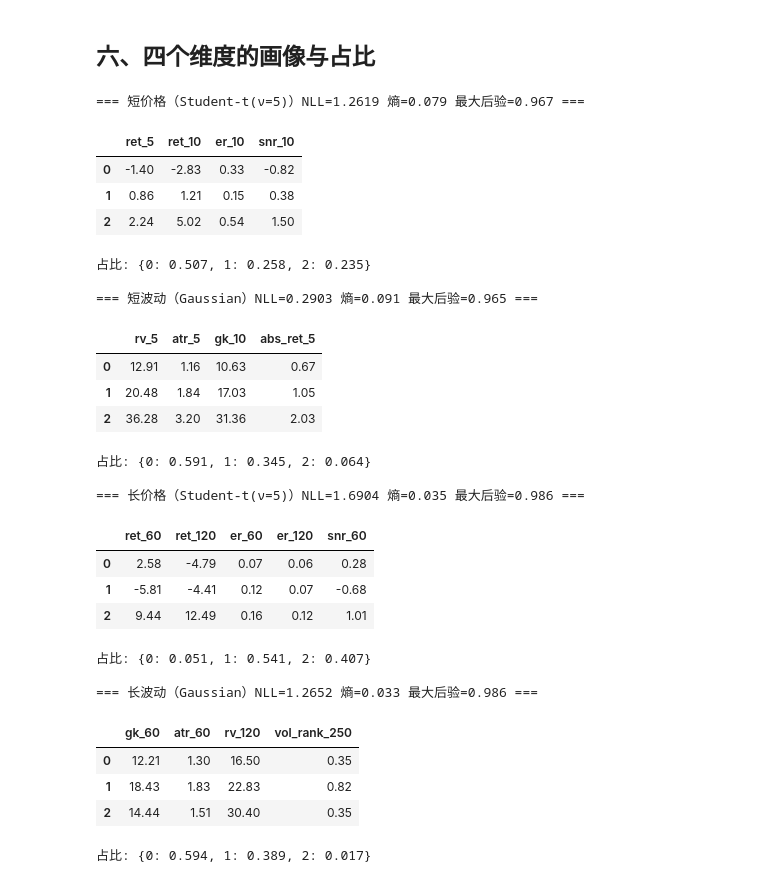
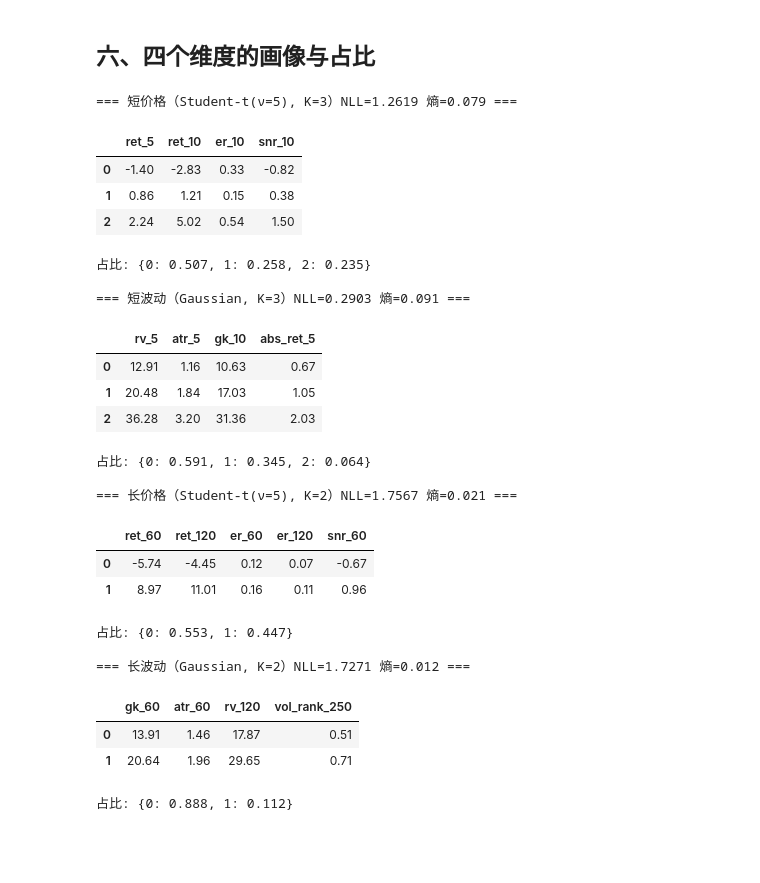
Before and after one commit to blackcoffeesky/investment_system, a Jupyter notebook: experiment/hmm_state/final_states_viz.ipynb, the cells around one changed output. Drawn from its saved outputs; the diff is of its cells as text; code cells hidden in the pictures; blank space fills up the shorter version.

```diff
--- a/experiment/hmm_state/final_states_viz.ipynb
+++ b/experiment/hmm_state/final_states_viz.ipynb
@@ -24,20 +22,20 @@ import plotly.express as px
 from plotly.subplots import make_subplots
 
 from experiment.state_lab.matrix import _index_panel
-from experiment.hmm_state.features import (LONG_DEFAULT, build_groups,
-                                           order_col_for, agreement)
-from experiment.hmm_state.final import fit_dim, grid, MODEL
+from experiment.hmm_state.features import LONG_DEFAULT, build_groups, order_col_for, agreement
+from experiment.hmm_state.final import K_OF, fit_dim, grid
+from experiment.hmm_state.money import load_signals, buckets, coverage, SIGNALS
 
 pd.set_option("display.width", 160)
 px.defaults.template = "plotly_white"
 
 px_panel = _index_panel()
-print("长期窗口:", LONG_DEFAULT)
+print("长期窗口:", LONG_DEFAULT, "| 状态数:", K_OF)
 groups = build_groups(px_panel, LONG_DEFAULT)
 
 fitted = {}
 for name, feats in groups.items():
-    fitted[name] = fit_dim(name, feats, order_col_for(name, LONG_DEFAULT))
-    print(f"{name:6s} {fitted[name]['model']:14s} NLL={fitted[name]['nll']:.4f} "
-          f"熵={fitted[name]['entropy']:.3f} 占比={fitted[name]['share']}")
+    fitted[name] = fit_dim(name, feats, order_col_for(name, LONG_DEFAULT), k=K_OF[name])
+    print(f"{name:6s} K={K_OF[name]} {fitted[name]['model']:14s} NLL={fitted[name]['nll']:.4f} "
+          f"占比={fitted[name]['share']}")
 # %% [output]
@@ -187,37 +199,34 @@ print(f"短波动 vs 长波动 一致率 = {agreement(fitted['短波动']['state
 ## 六、四个维度的画像与占比
 # %%
 for name, r in fitted.items():
-    print(f"=== {name}（{r['model']}）NLL={r['nll']:.4f} 熵={r['entropy']:.3f} "
-          f"最大后验={r['maxp']:.3f} ===")
+    print(f"=== {name}（{r['model']}, K={K_OF[name]}）NLL={r['nll']:.4f} 熵={r['entropy']:.3f} ===")
     display(r["profile"])
     print("占比:", r["share"])
     print()
 # %% [output]
-=== 短价格（Student-t(ν=5)）NLL=1.2619 熵=0.079 最大后验=0.967 ===
+=== 短价格（Student-t(ν=5), K=3）NLL=1.2619 熵=0.079 ===
 |  | ret_5 | ret_10 | er_10 | snr_10 |
 | 0 | -1.40 | -2.83 | 0.33 | -0.82 |
 | 1 | 0.86 | 1.21 | 0.15 | 0.38 |
 | 2 | 2.24 | 5.02 | 0.54 | 1.50 |
 占比: {0: 0.507, 1: 0.258, 2: 0.235}
 
-=== 短波动（Gaussian）NLL=0.2903 熵=0.091 最大后验=0.965 ===
+=== 短波动（Gaussian, K=3）NLL=0.2903 熵=0.091 ===
 |  | rv_5 | atr_5 | gk_10 | abs_ret_5 |
 | 0 | 12.91 | 1.16 | 10.63 | 0.67 |
 | 1 | 20.48 | 1.84 | 17.03 | 1.05 |
 | 2 | 36.28 | 3.20 | 31.36 | 2.03 |
 占比: {0: 0.591, 1: 0.345, 2: 0.064}
 
-=== 长价格（Student-t(ν=5)）NLL=1.6904 熵=0.035 最大后验=0.986 ===
+=== 长价格（Student-t(ν=5), K=2）NLL=1.7567 熵=0.021 ===
 |  | ret_60 | ret_120 | er_60 | er_120 | snr_60 |
-| 0 | 2.58 | -4.79 | 0.07 | 0.06 | 0.28 |
-| 1 | -5.81 | -4.41 | 0.12 | 0.07 | -0.68 |
-| 2 | 9.44 | 12.49 | 0.16 | 0.12 | 1.01 |
+| 0 | -5.74 | -4.45 | 0.12 | 0.07 | -0.67 |
+| 1 | 8.97 | 11.01 | 0.16 | 0.11 | 0.96 |
-占比: {0: 0.051, 1: 0.541, 2: 0.407}
+占比: {0: 0.553, 1: 0.447}
 
-=== 长波动（Gaussian）NLL=1.2652 熵=0.033 最大后验=0.986 ===
+=== 长波动（Gaussian, K=2）NLL=1.7271 熵=0.012 ===
 |  | gk_60 | atr_60 | rv_120 | vol_rank_250 |
-| 0 | 12.21 | 1.30 | 16.50 | 0.35 |
-| 1 | 18.43 | 1.83 | 22.83 | 0.82 |
-| 2 | 14.44 | 1.51 | 30.40 | 0.35 |
+| 0 | 13.91 | 1.46 | 17.87 | 0.51 |
+| 1 | 20.64 | 1.96 | 29.65 | 0.71 |
-占比: {0: 0.594, 1: 0.389, 2: 0.017}
+占比: {0: 0.888, 1: 0.112}
 # %% [markdown]
```
Also changed, not shown: parts of 23 cells of this notebook, 10 other files.
